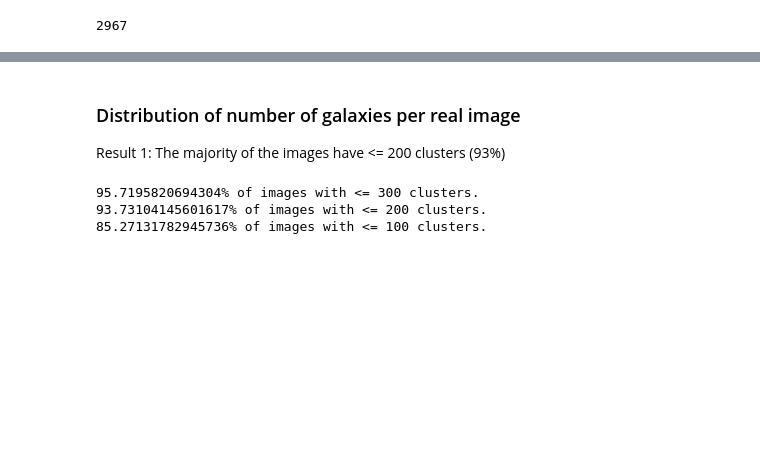
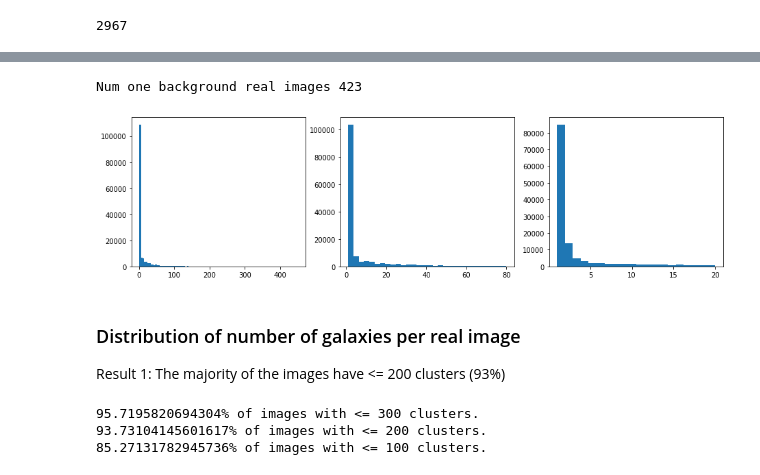
Before and after one commit to Simeonedef/Galaxy-Image-Gen, a Jupyter notebook: analysis/real_image_statistics.ipynb, the cells around one changed output, grey strips where cells are left out. Drawn from its saved outputs; the diff is of its cells as text; code cells hidden in the pictures; blank space fills up the shorter version.

```diff
--- a/analysis/real_image_statistics.ipynb
+++ b/analysis/real_image_statistics.ipynb
@@ -56,3 +99,18 @@ real_images_df.head(10)
+# %%
+one_background_df = real_images_df[real_images_df.background_threshold == 1]
+
+print("Num one background real images", one_background_df.shape[0])
+all_galaxy_sizes = list(itertools.chain.from_iterable(one_background_df.cluster_sizes.tolist()))
+fig, (ax1, ax2, ax3) = plt.subplots(1, 3)
+# fig.tight_layout()
+plt.subplots_adjust(left=8.0, bottom=None, right=10.0, top=None, wspace=None, hspace=None)
+ax1.hist(all_galaxy_sizes, bins=100, range=(1, 450))
+ax2.hist(all_galaxy_sizes, bins=30, range=(1, 80))
+ax3.hist(all_galaxy_sizes, bins=20, range=(1, 20))
+plt.show()
+# %% [output]
+Num one background real images 423
+[figure, added]
 # %% [markdown]
 ### Distribution of number of galaxies per real image
 Result 1: The majority of the images have <= 200 clusters (93%)
```
Also changed, not shown: parts of 8 cells of this notebook, 5 other files.
